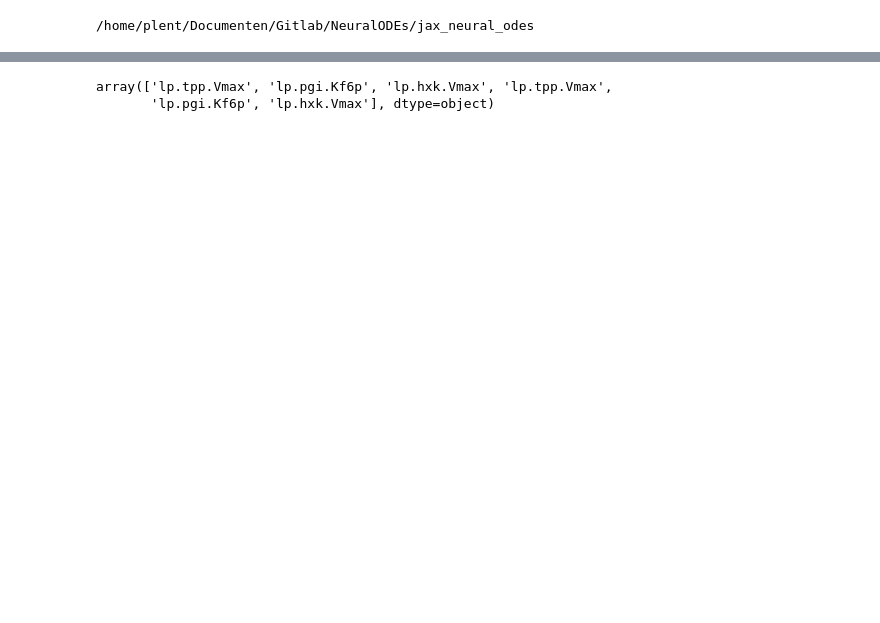
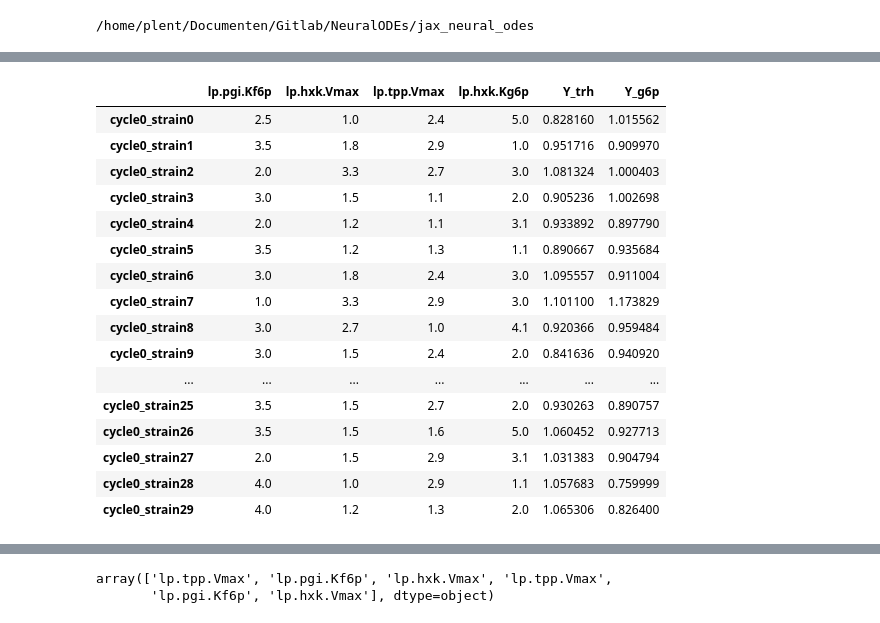
Before and after one commit to mahdi-shafiei/jaxkineticmodel, a Jupyter notebook: source/simulated_dbtl/simulated_dbtl_injjax_dev.ipynb, the cells around one changed output, grey strips where cells are left out. Drawn from its saved outputs; the diff is of its cells as text; code cells hidden in the pictures; blank space fills up the shorter version.

Commit message:
finishing DBT cycle

```diff
--- a/source/simulated_dbtl/simulated_dbtl_injjax_dev.ipynb
+++ b/source/simulated_dbtl/simulated_dbtl_injjax_dev.ipynb
@@ -198,0 +290,20 @@ model.species_names
+# %%
+data
+# %% [output]
+|  | lp.pgi.Kf6p | lp.hxk.Vmax | lp.tpp.Vmax | lp.hxk.Kg6p | Y_trh | Y_g6p |
+| cycle0_strain0 | 2.5 | 1.0 | 2.4 | 5.0 | 0.828160 | 1.015562 |
+| cycle0_strain1 | 3.5 | 1.8 | 2.9 | 1.0 | 0.951716 | 0.909970 |
+| cycle0_strain2 | 2.0 | 3.3 | 2.7 | 3.0 | 1.081324 | 1.000403 |
+| cycle0_strain3 | 3.0 | 1.5 | 1.1 | 2.0 | 0.905236 | 1.002698 |
+| cycle0_strain4 | 2.0 | 1.2 | 1.1 | 3.1 | 0.933892 | 0.897790 |
+| cycle0_strain5 | 3.5 | 1.2 | 1.3 | 1.1 | 0.890667 | 0.935684 |
+| cycle0_strain6 | 3.0 | 1.8 | 2.4 | 3.0 | 1.095557 | 0.911004 |
+| cycle0_strain7 | 1.0 | 3.3 | 2.9 | 3.0 | 1.101100 | 1.173829 |
+| cycle0_strain8 | 3.0 | 2.7 | 1.0 | 4.1 | 0.920366 | 0.959484 |
+| cycle0_strain9 | 3.0 | 1.5 | 2.4 | 2.0 | 0.841636 | 0.940920 |
+| ... | ... | ... | ... | ... | ... | ... |
+| cycle0_strain25 | 3.5 | 1.5 | 2.7 | 2.0 | 0.930263 | 0.890757 |
+| cycle0_strain26 | 3.5 | 1.5 | 1.6 | 5.0 | 1.060452 | 0.927713 |
+| cycle0_strain27 | 2.0 | 1.5 | 2.9 | 3.1 | 1.031383 | 0.904794 |
+| cycle0_strain28 | 4.0 | 1.0 | 2.9 | 1.1 | 1.057683 | 0.759999 |
+| cycle0_strain29 | 4.0 | 1.2 | 1.3 | 2.0 | 1.065306 | 0.826400 |
```
Also changed, not shown: parts of 5 cells of this notebook, 1 other file.
